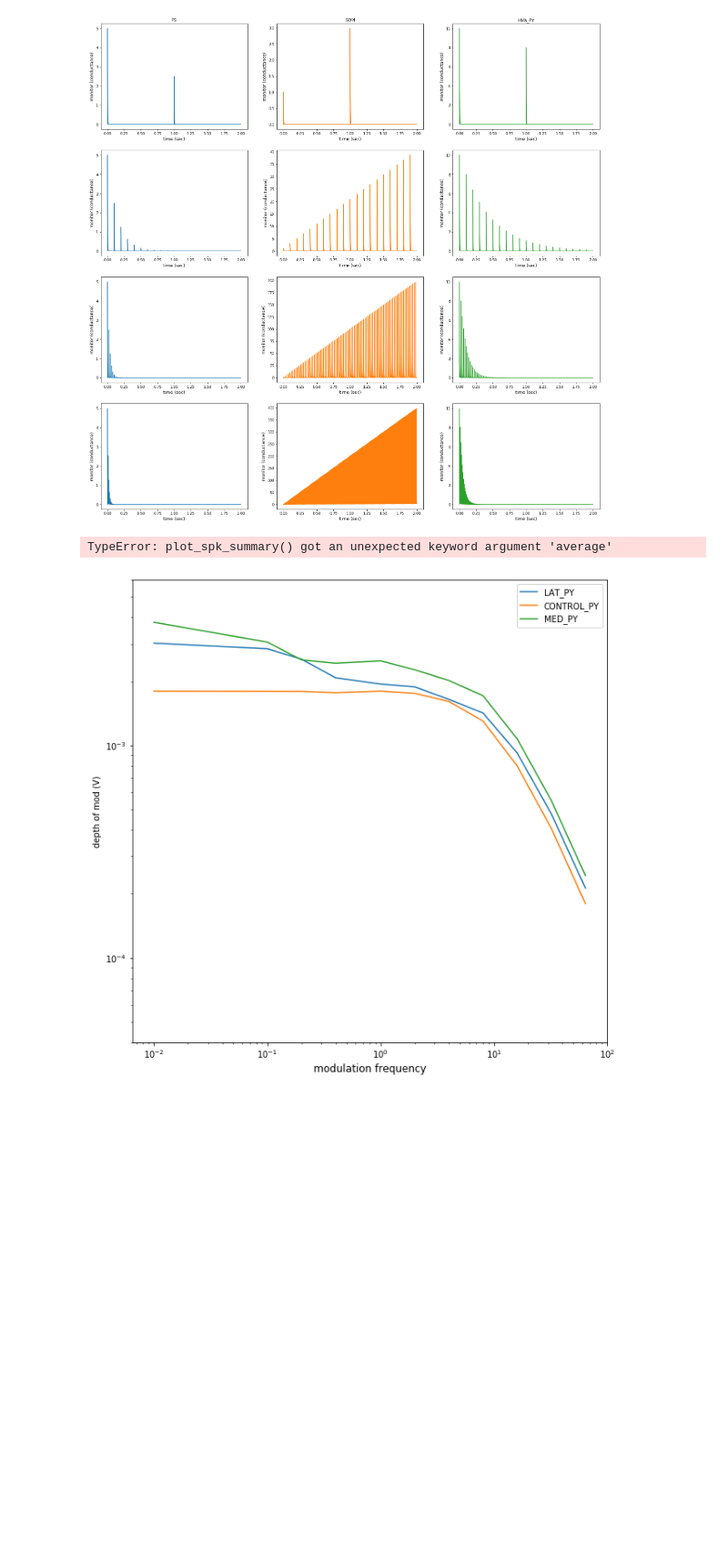
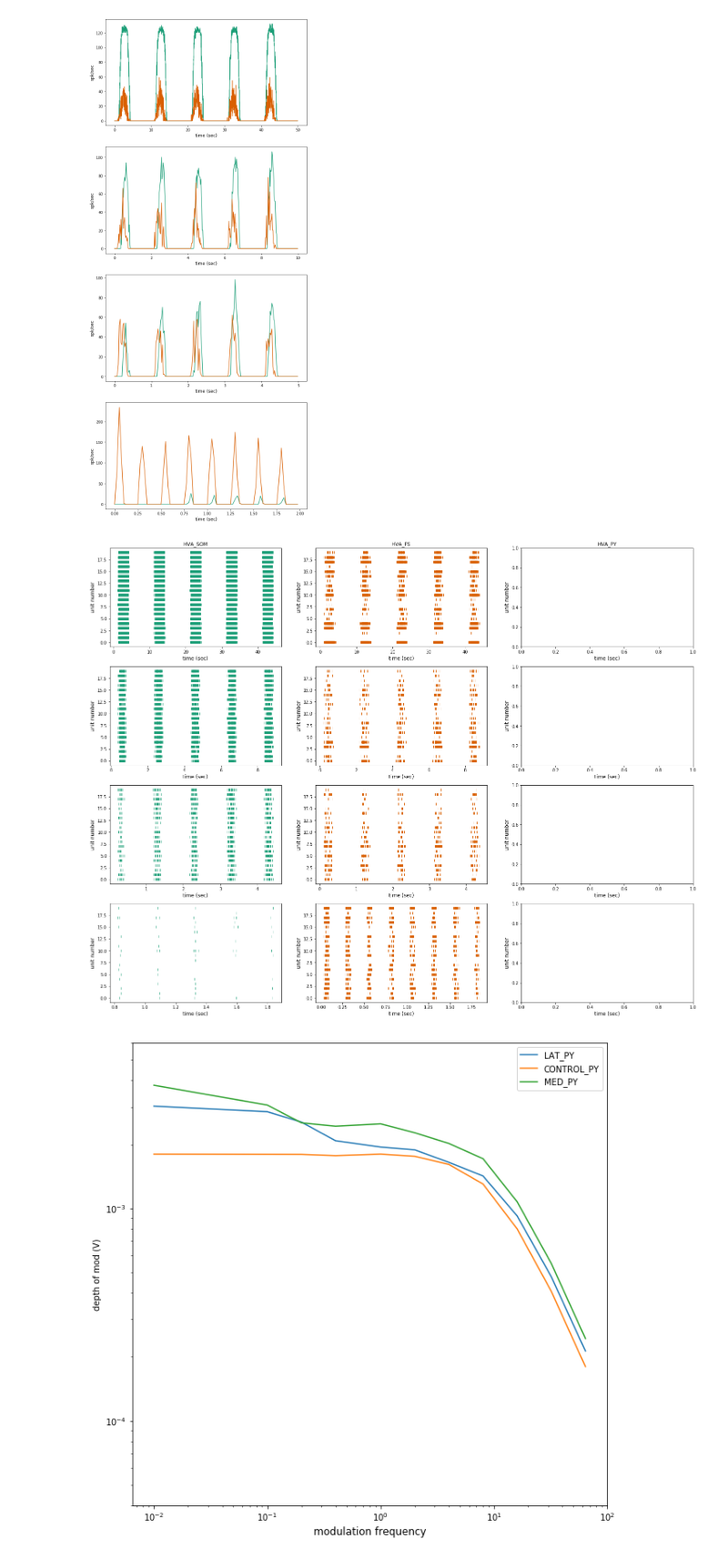
Before and after one commit to charliehass/hvasim, a Jupyter notebook: notebooks/iaf_analysis.ipynb, the cells around one changed output. Shown at 91% size. Saved outputs shown, nothing was run; the diff lists cells and outputs as text; code cells hidden in the pictures; blank space fills up the shorter version.

Commit message:
Modifications to settings to implement the empirical measurements and for basic I/f curves

```diff
--- a/notebooks/iaf_analysis.ipynb
+++ b/notebooks/iaf_analysis.ipynb
@@ -1,7 +1,7 @@
 # %%
 
 USER = "macbook"
-INTERACTIVE = True
+INTERACTIVE = False
 
 # deal with matplotlib interactive state and backend
 if not INTERACTIVE:
@@ -15,7 +15,6 @@ import dill as pickle
 import os
 import sys
 from importlib import reload
-plt.style.use('seaborn-colorblind')
 
 if USER == 'macbook':
     DATA_DIR = "/Users/charliehass/Box Sync/Syncd Lab Stuff/hva_sim_data/"
@@ -34,7 +33,7 @@ reload(anly);
 """ Load in the data files and print the description """
 
 # enter the name of the directory that has the data files
-simulation_dir_name = "2017_292_4_51"
+simulation_dir_name = "2017_297_2_30"
 
 sim_path = DATA_DIR + simulation_dir_name + os.sep
 file_names = os.listdir(sim_path)
@@ -42,8 +41,8 @@ file_names = [x for x in file_names if x.endswith('.p')] # cull any non-sim data
 all_data = anly.load_all_files(file_names, sim_path)
 
 # load the monitors
-anlg_mon, neuron_names = anly.extract_anlg_monitors(all_data, mon_type="ge_total")
-spk_mon, neuron_names = anly.extract_spk_monitors(all_data, binsize=0.010)
+anlg_mon, neuron_names = anly.extract_anlg_monitors(all_data, mon_type="Ge_total")
+spk_mon, neuron_names = anly.extract_spk_monitors(all_data, binsize=0.025)
 afferent_mon = anly.extract_afferent_monitors(all_data,  binsize=0.001) # small binsize for accurate average psth
 
 
@@ -58,42 +65,65 @@ Testing out the HVA simulation.
 # %%
 """ Extract monitors and make summary figure """
 
-# plot the analog Vm
-if True:
+# ***** HVA NEURONS ****** #
+
+# plot the analog montor (V, or Ge_total or Gi_total)
+if False:
     fig, axs = anly.plot_anlg_summary(anlg_mon, neuron_names, plot_type="grid")
+    #[a.set_xlim(0, 0.015) for a in axs.ravel()]
     fig.savefig("{}model_vm_response_{}.pdf".format(sim_path, simulation_dir_name)
                 , bbox_inches='tight'
                )
     plt.show()
 
 # plot PSTH of HVA neuron spiking
-if False:
-    fig, axs, = anly.plot_spk_summary(spk_mon, neuron_names, plot_type="grid")
+if True:
+    fig, axs, = anly.plot_spk_summary(spk_mon,
+                                      neuron_names,
+                                      plot_type="overlay",
+                                      average=True
+                                     )
+    fig.savefig("{}model_HVA_PSTH_{}.pdf".format(sim_path, simulation_dir_name)
+                , bbox_inches='tight'
+               )
     plt.show()
+
+
+# plot HVA neuron rasters
+if True:
+    fig, axs = anly.plot_hva_rasters(spk_mon, neuron_names)
+    fig.savefig("{}hva_rasters_{}.pdf".format(sim_path, simulation_dir_name),
+                bbox_inches='tight'
+               )
+    plt.show()
+
+
+
+# ***** V1 AFFERENTS ****** #
 
 # plot afferent spike rasters
 if False:
     fig, axs = anly.plot_afferent_rasters(afferent_mon)
     fig.savefig("{}afferent_rasters_{}.pdf".format(sim_path, simulation_dir_name),
                 bbox_inches='tight'
                )
     plt.show()
 
 # plot afferent spike PSTH
-if True:
+if False:
     fig, axs = anly.plot_spk_summary(afferent_mon, ["afferents"],
                                      plot_type="overlay",
                                      average=True
                                     )
     mod_rate = all_data[fnames[0]]['settings']['afferents']['peak_rate']
-    axs[0].set_title("peak_rate: " + str(mod_rate))
+    [a.set_title("peak_rate: " + str(mod_rate)) for a in axs]
     fig.savefig("{}afferent_PSTH_{}.pdf".format(sim_path, simulation_dir_name),
                 bbox_inches='tight'
                )
     plt.show()
 # %% [output]
-[figure, old version]
+[figure, new version]
-TypeError: plot_spk_summary() got an unexpected keyword argument 'average'
+[figure, added]
 # %%
 """ PLOT THE FREQUENCY RESPONSE   """
 
```
Also changed, not shown: parts of 1 cell of this notebook, 7 other files.
